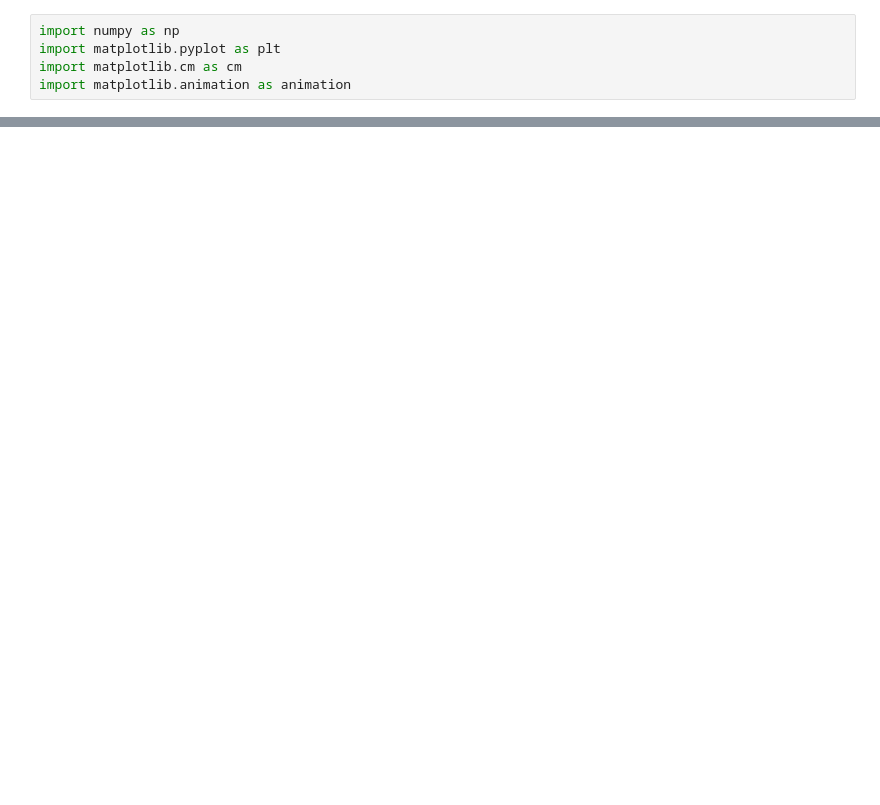
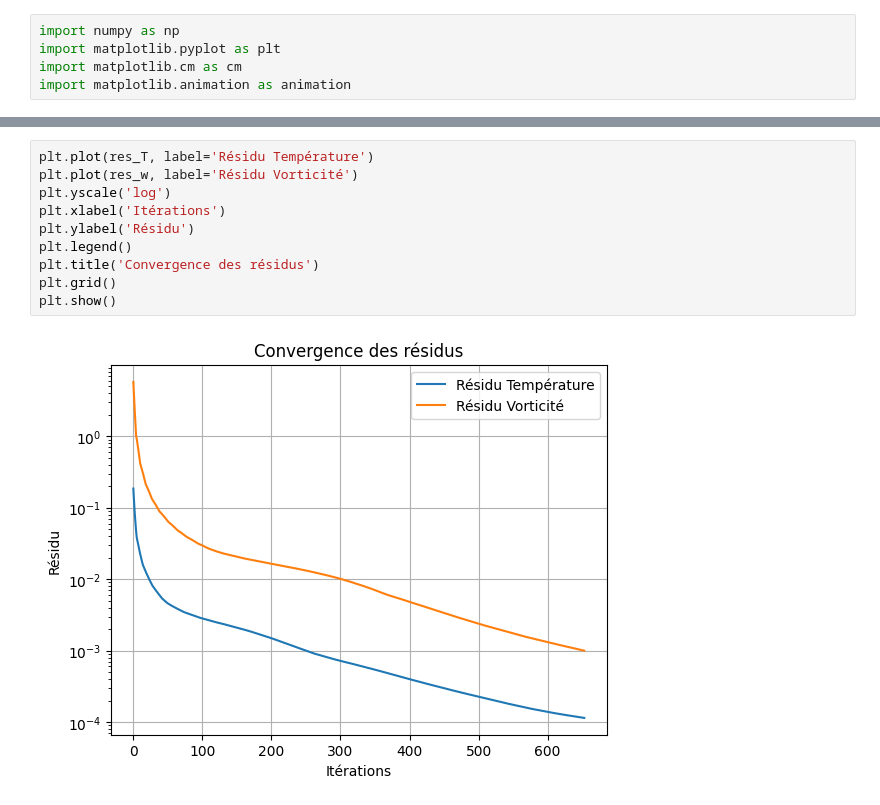
Before and after one commit to PierreG25/Thermal-transfert, a Jupyter notebook: ADI_Thomas.ipynb, the cells around one changed output, grey strips where cells are left out. Cells and saved outputs as stored; diff of their text form; blank space fills up the shorter version.

```diff
--- a/ADI_Thomas.ipynb
+++ b/ADI_Thomas.ipynb
@@ -206,3 +262,15 @@ Convergence atteinte à l'itération 1825 !
+# %%
+plt.plot(res_T, label='Résidu Température')
+plt.plot(res_w, label='Résidu Vorticité')
+plt.yscale('log')
+plt.xlabel('Itérations')
+plt.ylabel('Résidu')
+plt.legend()
+plt.title('Convergence des résidus')
+plt.grid()
+plt.show()
+# %% [output]
+[figure, added]
 # %%
 def animer_matrices(liste_matrices, fps=20, save_path=None):
     fig, ax = plt.subplots()
```
Also changed, not shown: parts of 8 cells of this notebook, 1 other file.
